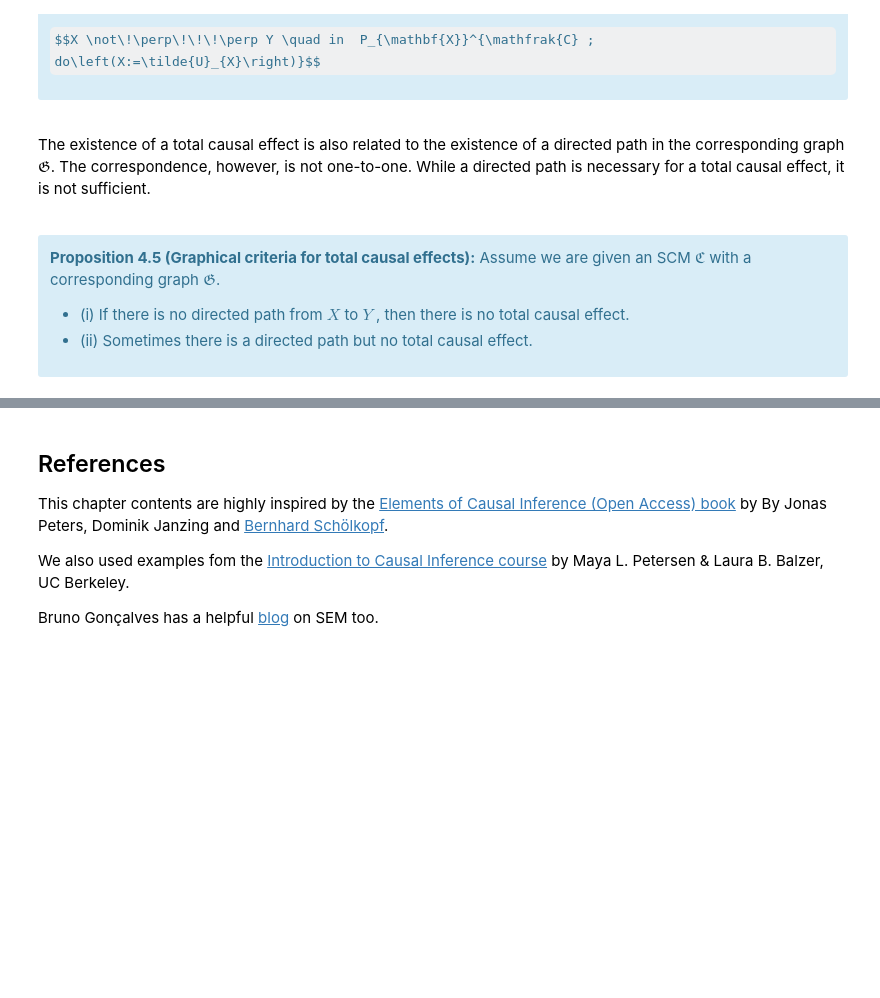
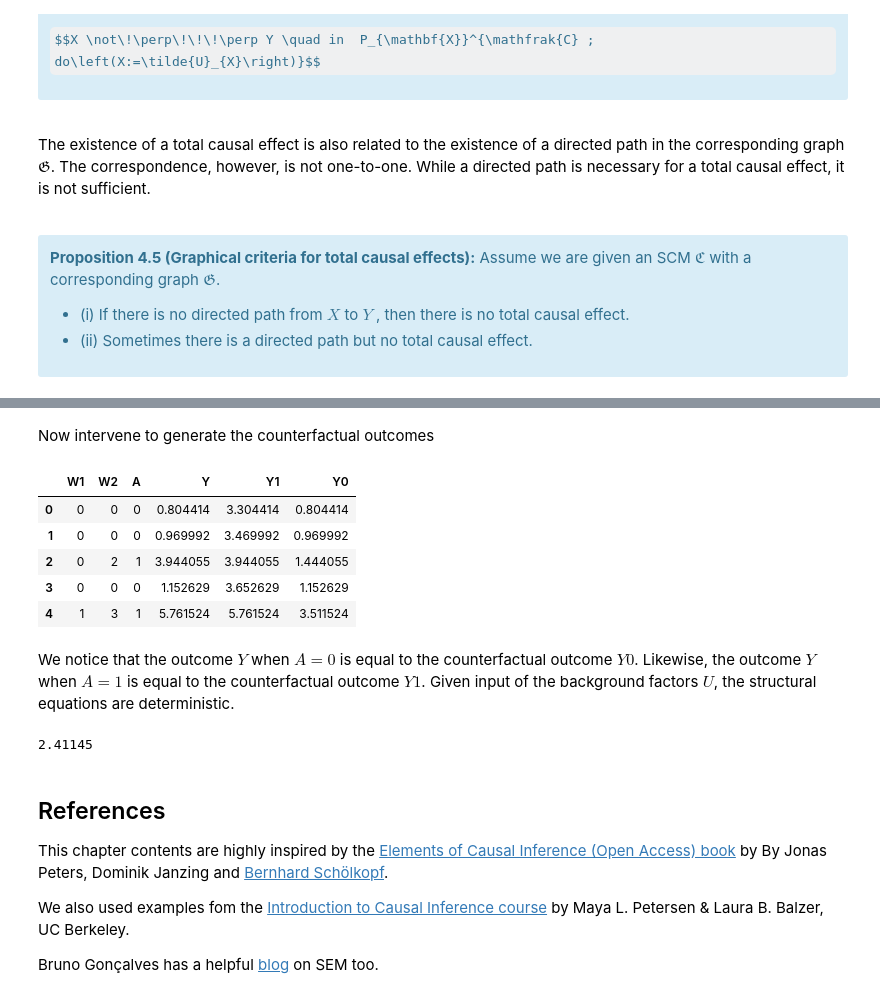
Before and after one commit to Ci2Lab/Applied_Causal_Inference_Course, a Jupyter notebook: lectures/CH-4-SCM.ipynb, the cells around one changed output, grey strips where cells are left out. Cells and saved outputs as stored; diff of their text form; code cells hidden in the pictures; some formulas as TeX source; blank space fills up the shorter version.

```diff
--- a/lectures/CH-4-SCM.ipynb
+++ b/lectures/CH-4-SCM.ipynb
@@ -556,0 +700,35 @@ The existence of a total causal effect is also related to the existence of a dir
+# %%
+import numpy as np
+import random
+import matplotlib.pyplot as plt
+import pandas as pd
+
+seed = 42
+random.seed(seed)
+np.random.seed(seed)
+
+n_students = 5000
+
+"""Simulate the background factor"""
+
+#Exogenous variables
+Uw1 = np.random.uniform(low=0, high=1, size=n_students)
+Uw2 = np.random.binomial(n=1, p=0.5, size=n_students)
+Ua = np.random.normal(loc=-3, scale=1, size=n_students)
+Uy = np.random.normal(loc=0, scale=0.3, size=n_students)
+
+#Endogenous variables
+W1 = (Uw1 <= 0.35).astype(int)
+W2 = W1 + 2*Uw2
+A = (((1+W1+2*W2+Ua)) >= 0).astype(int)
+Y = 1 + 2.5*A + 3*W1 - 0.25*A*W1 + Uy
+
+
+# Store everything in a dataframe
+data = pd.DataFrame(data =
+                    {'W1': W1,
+                     'W2': W2,
+                     'A': A,
+                     'Y': Y})
+
+data.head()
@@ -557,3 +742,28 @@ The existence of a total causal effect is also related to the existence of a dir
+# %% [markdown]
+Now intervene to generate the counterfactual outcomes
+# %%
+# Intervene on the beer consumption
+A = 1; Y1 = 1 + 2.5*A + 3*W1 - 0.25*A*W1 + Uy
+A = 0; Y0 = 1 + 2.5*A + 3*W1 - 0.25*A*W1 + Uy
+# Store results
+data['Y1'] = Y1
+data['Y0'] = Y0
+data.head()
+# %% [output]
+|  | W1 | W2 | A | Y | Y1 | Y0 |
+| 0 | 0 | 0 | 0 | 0.804414 | 3.304414 | 0.804414 |
+| 1 | 0 | 0 | 0 | 0.969992 | 3.469992 | 0.969992 |
+| 2 | 0 | 2 | 1 | 3.944055 | 3.944055 | 1.444055 |
+| 3 | 0 | 0 | 0 | 1.152629 | 3.652629 | 1.152629 |
+| 4 | 1 | 3 | 1 | 5.761524 | 5.761524 | 3.511524 |
+# %% [markdown]
+We notice that the outcome $Y$ when $A=0$ is equal to the counterfactual outcome $Y0$. Likewise, the outcome $Y$ when $A=1$ is equal to the counterfactual outcome $Y1$.
+Given input of the background factors $U$, the structural equations are deterministic.
+# %%
+ATE = (data['Y1'] - data['Y0']).mean()
+ATE
+# %% [output]
+2.41145
 # %% [markdown]
 ## References
 
```
Also changed, not shown: parts of 9 cells of this notebook.
